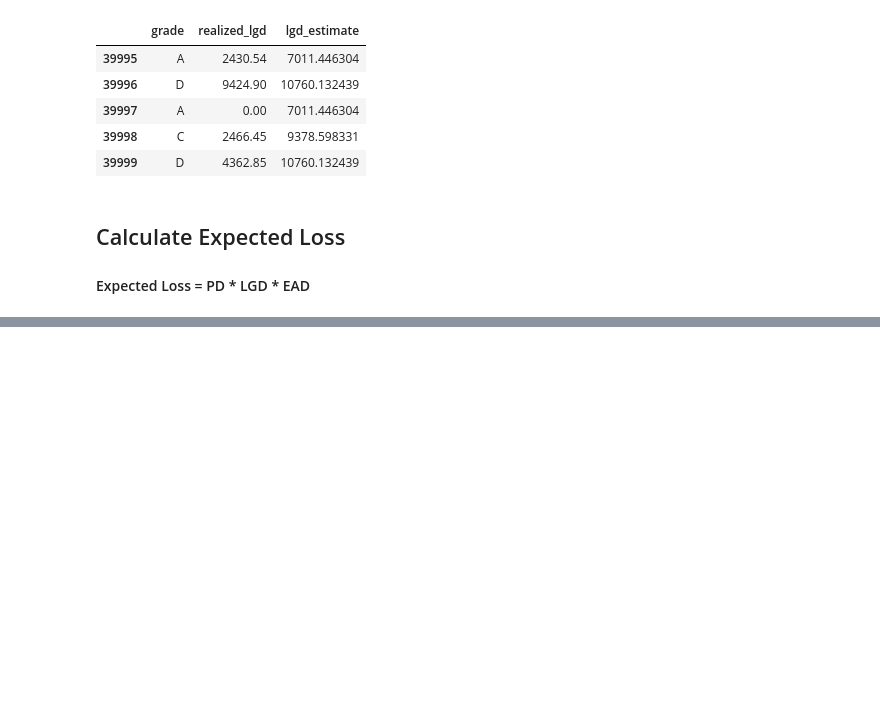
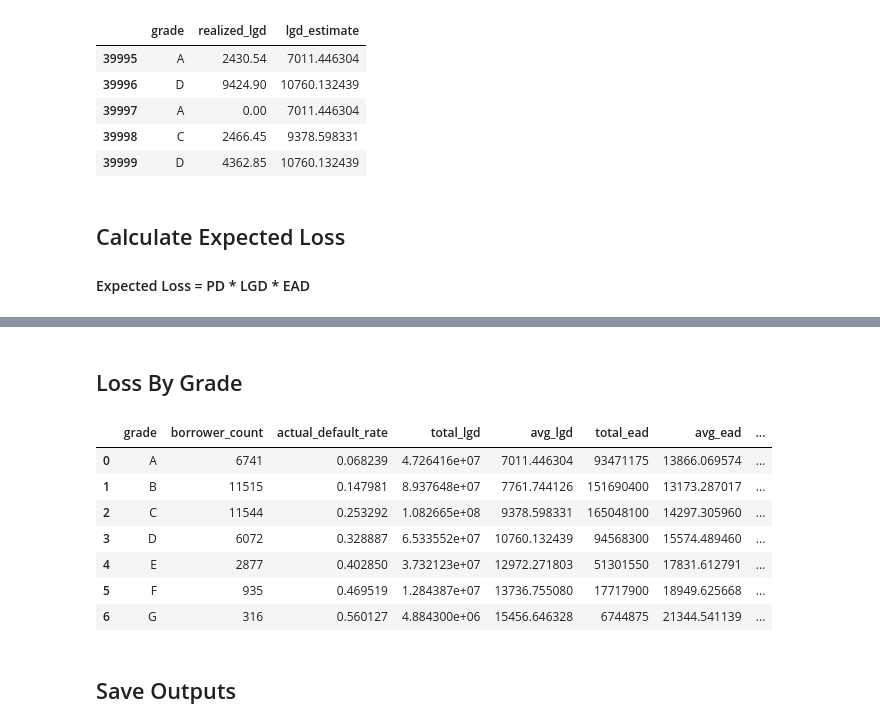
Before and after one commit to Shankari-Mohanakrishnan/lending-club-intelligent-borrower-profiling, a Jupyter notebook: notebooks/07_LGD_EAD_ExpectedLoss.ipynb, the cells around one changed output, grey strips where cells are left out. Saved outputs shown, nothing was run; the diff lists cells and outputs as text; code cells hidden in the pictures; blank space fills up the shorter version.

```diff
--- a/notebooks/07_LGD_EAD_ExpectedLoss.ipynb
+++ b/notebooks/07_LGD_EAD_ExpectedLoss.ipynb
@@ -207,0 +287,29 @@ risk_df[['pd_score', 'lgd_estimate', 'ead', 'expected_loss']].head()
+# %% [markdown]
+## Loss By Grade
+# %%
+loss_by_grade = risk_df.groupby('grade')\
+    .agg(
+        borrower_count = ('actual_default_flag','count'),
+        actual_default_rate = ('actual_default_flag','mean'),
+        total_lgd = ('lgd_estimate','sum'),
+        avg_lgd = ('lgd_estimate','mean'),
+        total_ead = ('ead','sum'),
+        avg_ead = ('ead','mean'),
+        total_expected_loss = ('expected_loss','sum'),
+        avg_expected_loss = ('expected_loss','mean'),
+        total_risk_adjusted_return = ('risk_adjusted_return','sum'),
+        avg_risk_adjusted_return = ('risk_adjusted_return','mean'),
+    ).reset_index()
+
+loss_by_grade
+# %% [output]
+|  | grade | borrower_count | actual_default_rate | total_lgd | avg_lgd | total_ead | avg_ead | ... |
+| 0 | A | 6741 | 0.068239 | 4.726416e+07 | 7011.446304 | 93471175 | 13866.069574 | ... |
+| 1 | B | 11515 | 0.147981 | 8.937648e+07 | 7761.744126 | 151690400 | 13173.287017 | ... |
+| 2 | C | 11544 | 0.253292 | 1.082665e+08 | 9378.598331 | 165048100 | 14297.305960 | ... |
+| 3 | D | 6072 | 0.328887 | 6.533552e+07 | 10760.132439 | 94568300 | 15574.489460 | ... |
+| 4 | E | 2877 | 0.402850 | 3.732123e+07 | 12972.271803 | 51301550 | 17831.612791 | ... |
+| 5 | F | 935 | 0.469519 | 1.284387e+07 | 13736.755080 | 17717900 | 18949.625668 | ... |
+| 6 | G | 316 | 0.560127 | 4.884300e+06 | 15456.646328 | 6744875 | 21344.541139 | ... |
+# %% [markdown]
+## Save Outputs
```
Also changed, not shown: parts of 7 cells of this notebook.
